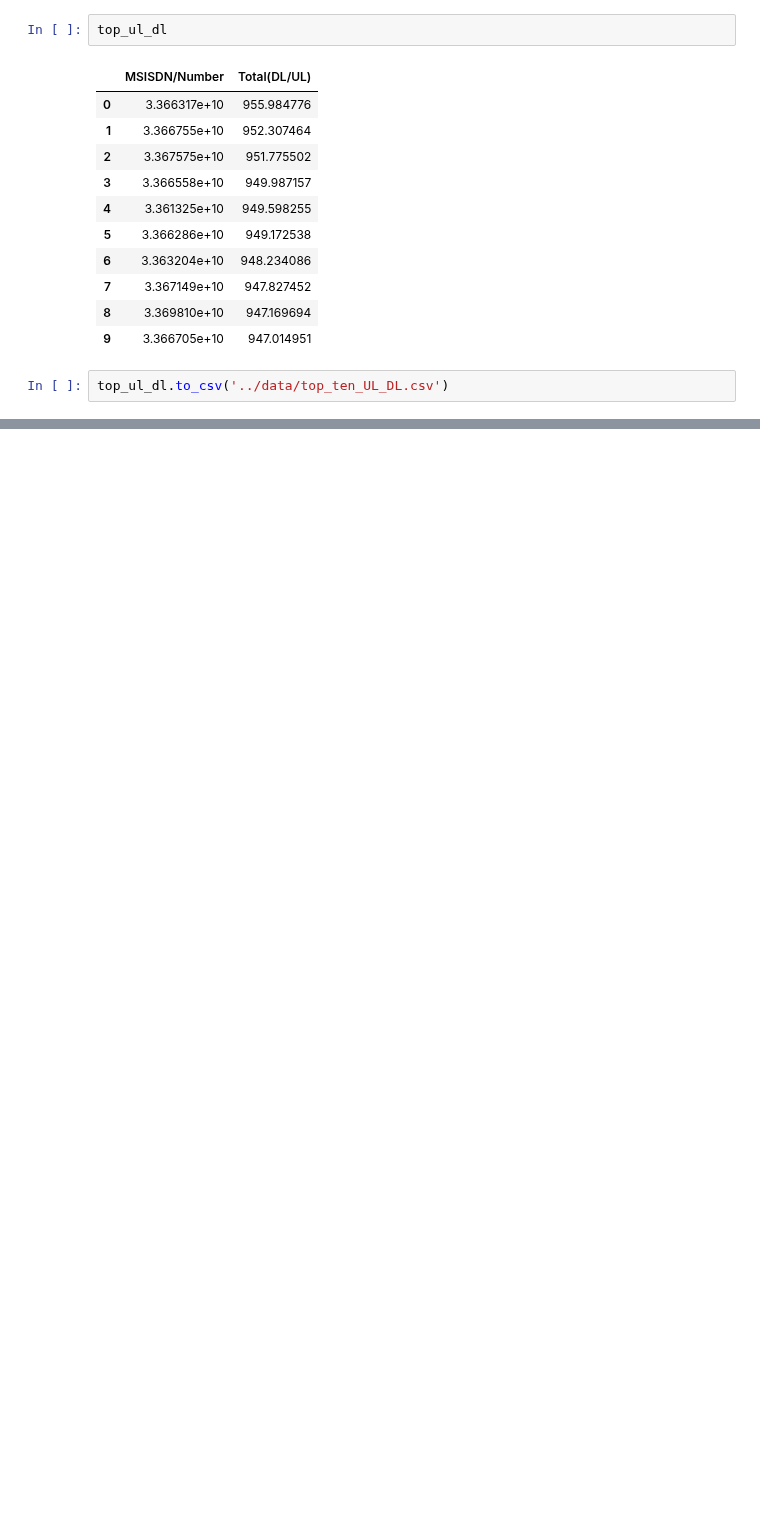
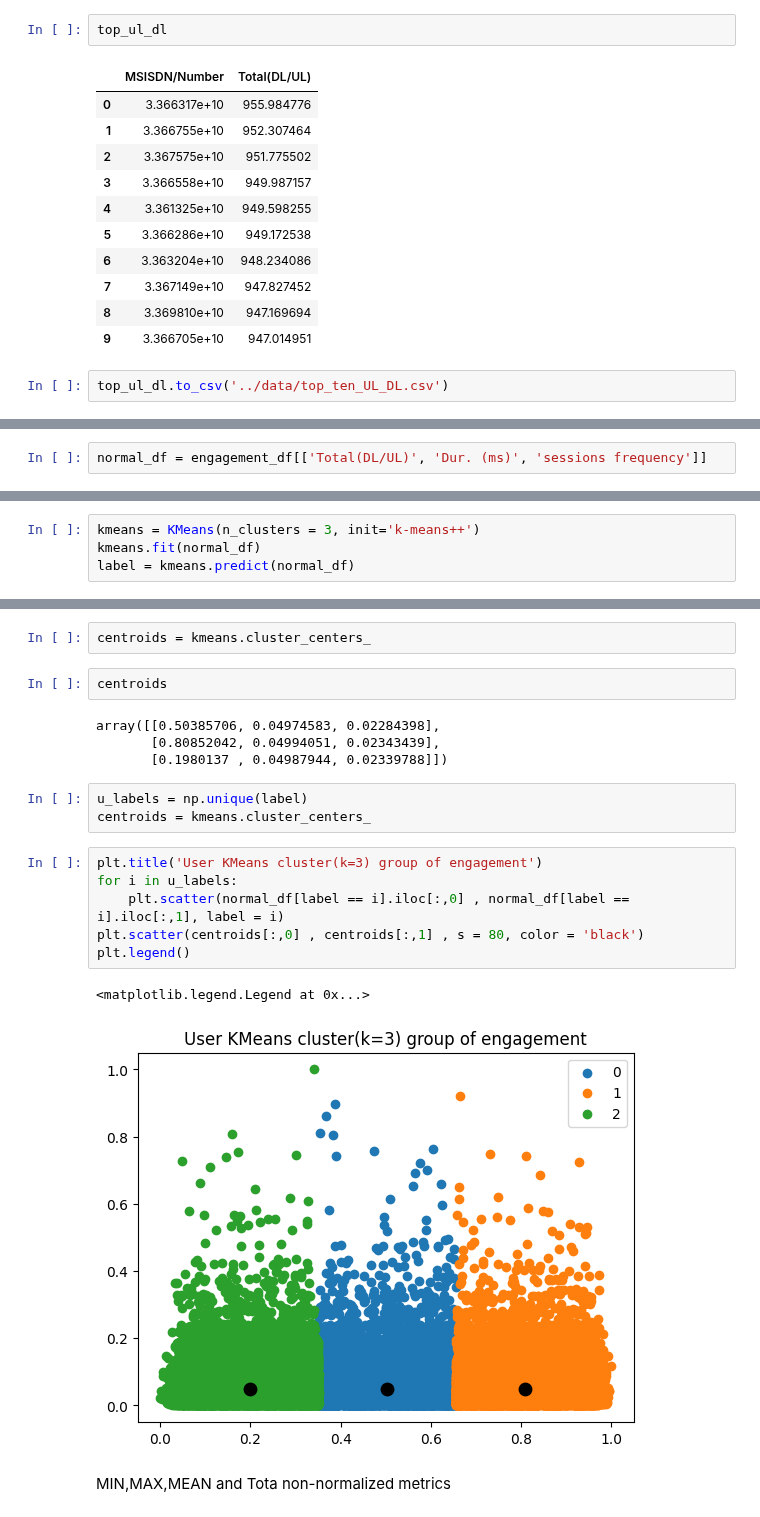
Before and after one commit to nahomHmichael/Telecom-User-Analytics, a Jupyter notebook: notebooks/user_engagement_analysis.ipynb, the cells around one changed output, grey strips where cells are left out. Drawn from its saved outputs; the diff is of its cells as text; blank space fills up the shorter version.

Commit message:
Update: cluster metrics

```diff
--- a/notebooks/user_engagement_analysis.ipynb
+++ b/notebooks/user_engagement_analysis.ipynb
@@ -147,0 +259,2 @@ new_df['sessions frequency'] = scaled_values
+# %%
+normal_df = engagement_df[['Total(DL/UL)', 'Dur. (ms)', 'sessions frequency']]
@@ -147,0 +270,4 @@ new_df['sessions frequency'] = scaled_values
+# %%
+kmeans = KMeans(n_clusters = 3, init='k-means++')
+kmeans.fit(normal_df)
+label = kmeans.predict(normal_df)
@@ -147,0 +297,22 @@ new_df['sessions frequency'] = scaled_values
+# %%
+centroids = kmeans.cluster_centers_
+# %%
+centroids
+# %% [output]
+array([[0.50385706, 0.04974583, 0.02284398],
+       [0.80852042, 0.04994051, 0.02343439],
+       [0.1980137 , 0.04987944, 0.02339788]])
+# %%
+u_labels = np.unique(label)
+centroids = kmeans.cluster_centers_
+# %%
+plt.title('User KMeans cluster(k=3) group of engagement')
+for i in u_labels:
+    plt.scatter(normal_df[label == i].iloc[:,0] , normal_df[label == i].iloc[:,1], label = i)
+plt.scatter(centroids[:,0] , centroids[:,1] , s = 80, color = 'black')
+plt.legend()
+# %% [output]
+<matplotlib.legend.Legend at 0x...>
+[figure, added]
+# %% [markdown]
+MIN,MAX,MEAN and Tota non-normalized metrics
```
Also changed, not shown: parts of 42 cells of this notebook.
